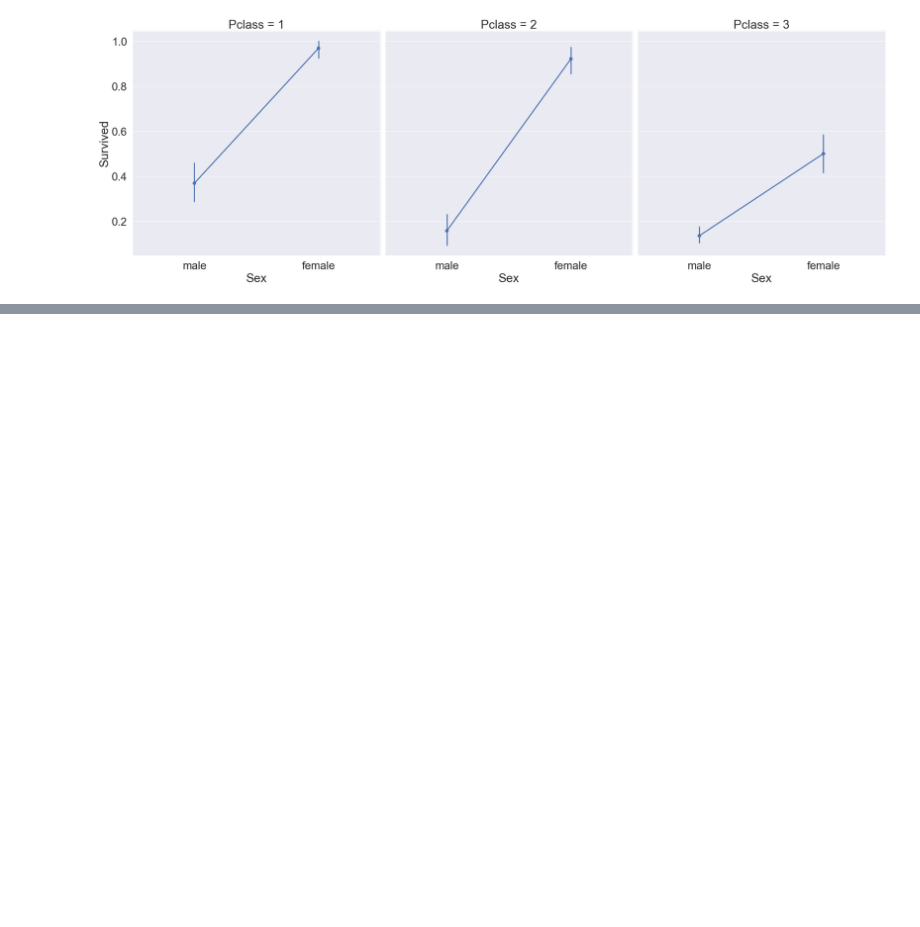
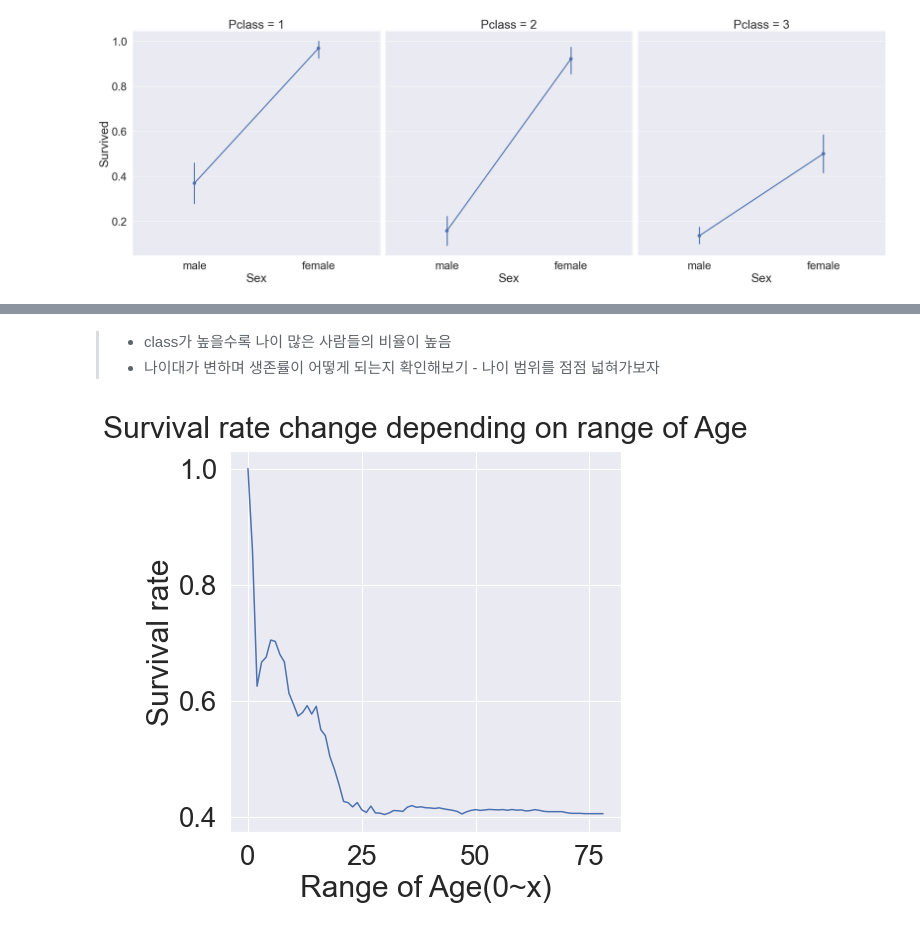
Before and after one commit to yeon42/data_analysis, a Jupyter notebook: kaggle/titanic/titanic.ipynb, the cells around one changed output, grey strips where cells are left out. Drawn from its saved outputs; the diff is of its cells as text; code cells hidden in the pictures; blank space fills up the shorter version.

```diff
--- a/kaggle/titanic/titanic.ipynb
+++ b/kaggle/titanic/titanic.ipynb
@@ -348,0 +391,18 @@ sns.factorplot(x='Sex', y='Survived', col='Pclass',
+# %% [markdown]
+> - class가 높을수록 나이 많은 사람들의 비율이 높음
+> - 나이대가 변하며 생존률이 어떻게 되는지 확인해보기 - 나이 범위를 점점 넓혀가보자
+# %%
+cummulate_survival_ratio = []
+
+# 1~79세의 누적 생존률 분포
+for i in range(1, 80):
+    cummulate_survival_ratio.append(df_train[df_train['Age'] < i]['Survived'].sum() / len(df_train[df_train['Age'] < i]['Survived']))
+
+plt.figure(figsize=(7, 7))
+plt.plot(cummulate_survival_ratio)
+plt.title('Survival rate change depending on range of Age', y=1.02)
+plt.ylabel('Survival rate')
+plt.xlabel('Range of Age(0~x)')
+plt.show()
+# %% [output]
+[figure, added]
```
Also changed, not shown: parts of 25 cells of this notebook.
